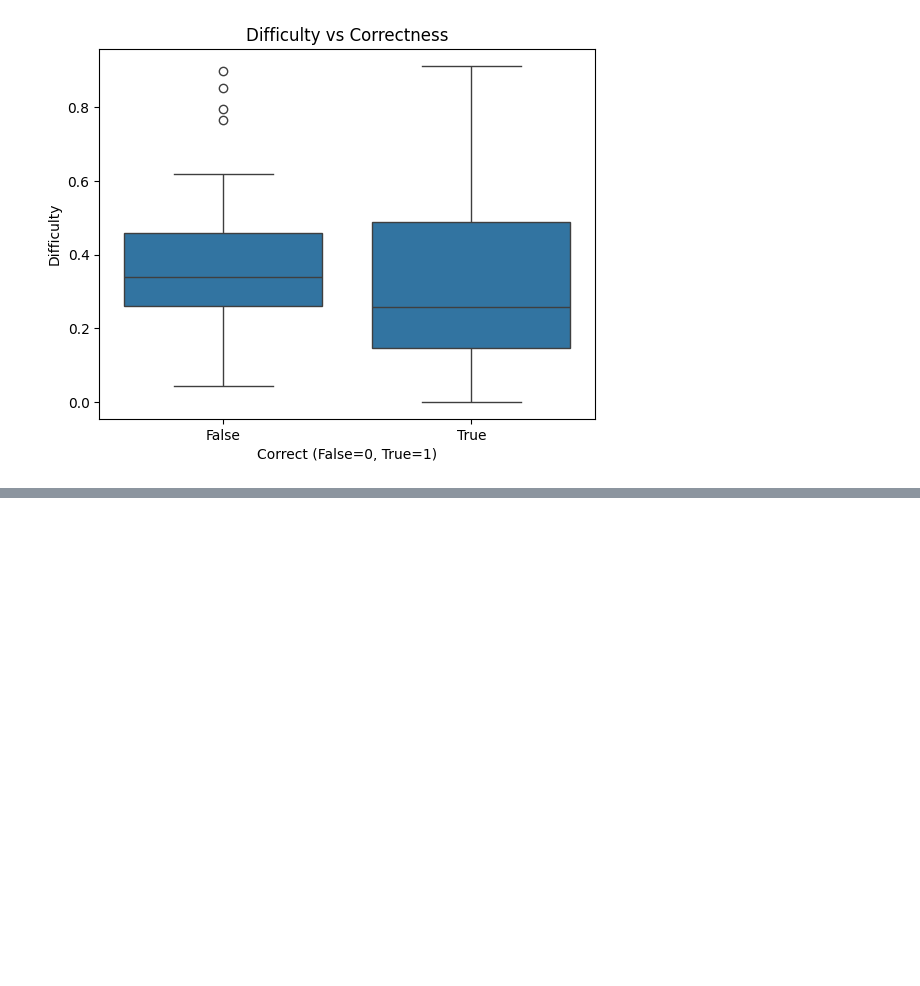
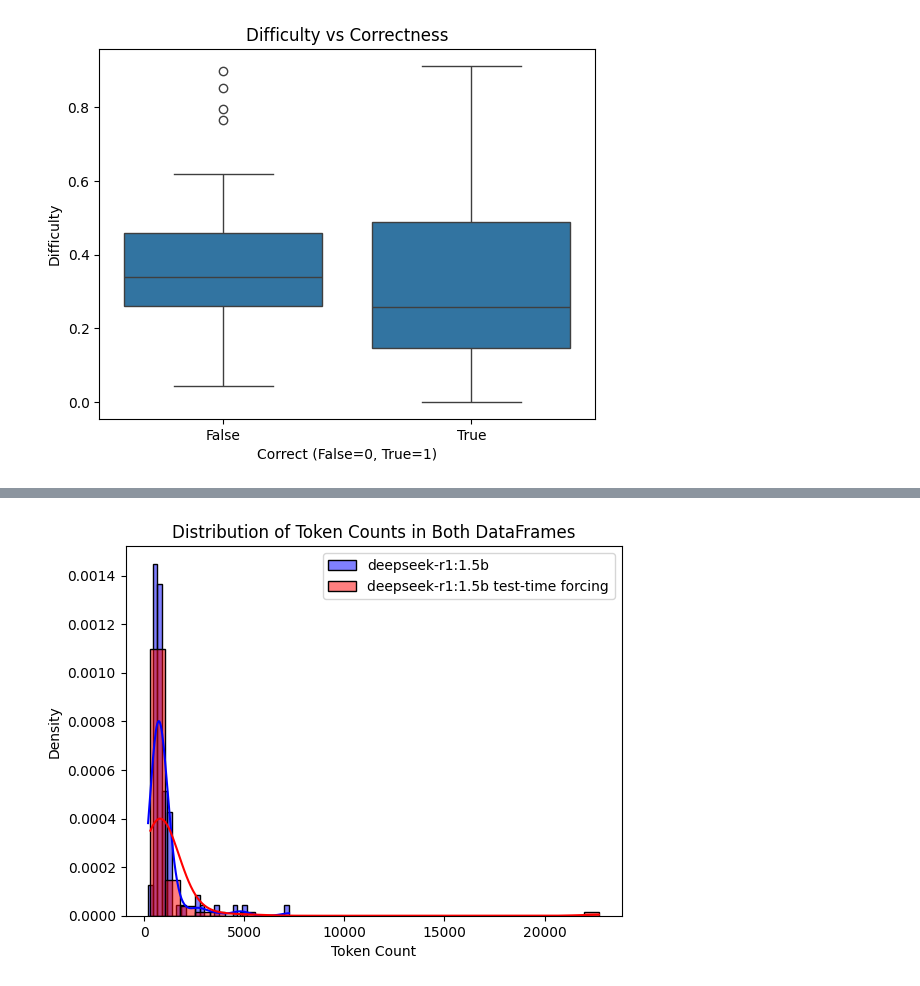
Before and after one commit to ubitquitin/r1-diffe, a Jupyter notebook: r1_overthink.ipynb, the cells around one changed output, grey strips where cells are left out. Saved outputs shown, nothing was run; the diff lists cells and outputs as text; code cells hidden in the pictures; blank space fills up the shorter version.

```diff
--- a/r1_overthink.ipynb
+++ b/r1_overthink.ipynb
@@ -1149,0 +1152,7 @@ correct_numeric   -0.105306         1.000000
+# %%
+import pandas as pd
+
+ft_0t = pd.read_csv('deepseek-r1-1.5-tok0.csv')
+ft_2kt = pd.read_csv('deepseek-r1-1.5-tok2000.csv')
+
+ft_0t.head()
@@ -1149,0 +1166,20 @@ correct_numeric   -0.105306         1.000000
+# %%
+
+import seaborn as sns
+import matplotlib.pyplot as plt
+
+# Example dataframes: df1 and df2
+# Ensure that df1 and df2 have the 'token_count' column
+sns.histplot(ft_0t['thinking_tokens'], kde=True, color='blue', label='deepseek-r1:1.5b', stat='density', bins=30)
+sns.histplot(ft_2kt['thinking_tokens'], kde=True, color='red', label='deepseek-r1:1.5b test-time forcing', stat='density', bins=30)
+
+# Add labels and title
+plt.xlabel('Token Count')
+plt.ylabel('Density')
+plt.title('Distribution of Token Counts in Both DataFrames')
+plt.legend()
+
+# Show the plot
+plt.show()
+# %% [output]
+[figure, added]
```
Also changed, not shown: parts of 3 cells of this notebook.
